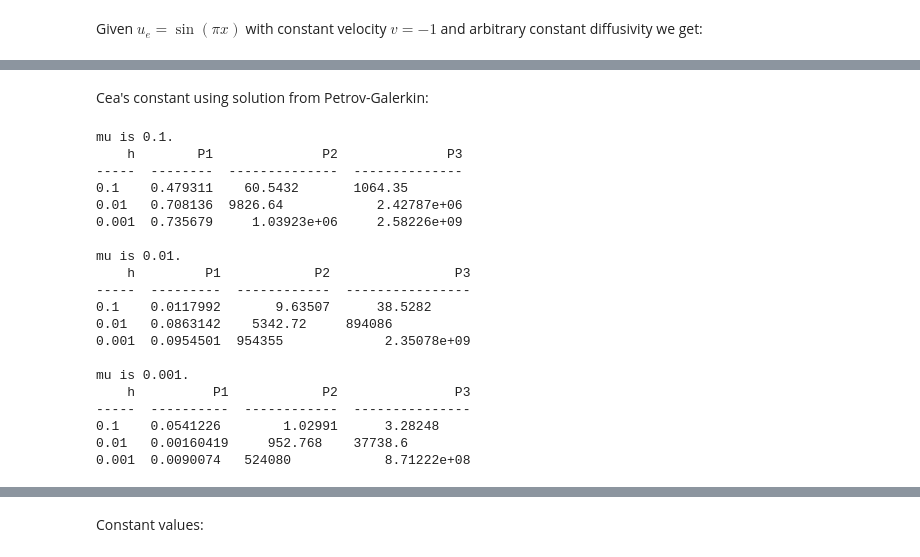
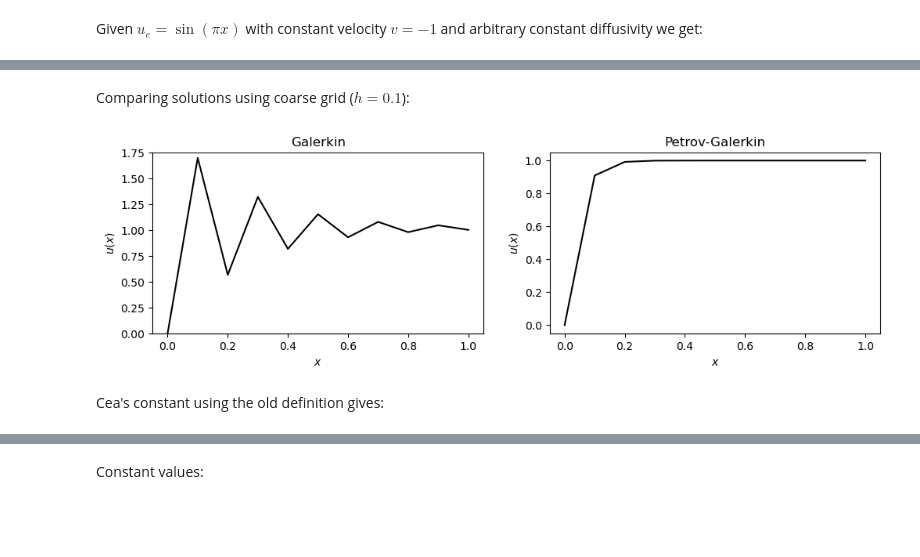
Before and after one commit to eirillsh/MEK9250, a Jupyter notebook: chapter03.ipynb, the cells around one changed output, grey strips where cells are left out. Cells and saved outputs as stored; diff of their text form; code cells hidden in the pictures; blank space fills up the shorter version.

```diff
--- a/chapter03.ipynb
+++ b/chapter03.ipynb
@@ -138,27 +138,25 @@ where $u_e$ is the analytical solution and $u_h$ is its approximation on a mesh
 The corresponding implementation is given below:
 # %%
 class ConvectionDiffusion(ConvectionDiffusion):
-    def Cea_constant(self, u_e):
-        u = df.interpolate(u_e, self.V)
-        H1 = utils.H1_norm(u - self.u)
+    def Cea_constant(self, u_e, degree_rise=3):
+        V = df.FunctionSpace(self.mesh, "CG", self.order + degree_rise)
+        u = df.interpolate(u_e, V)
+        H1 = self.Hk_norm(u - self.u, k=1)
         # H_{k+1}h^k
-        Hk = self.norm(u, self.order + 1)*self.h**self.order
+        k = self.order
+        Hk = self.Hk_norm(u, k + 1)*self.h**k
         return H1/Hk
 
-    def norm(self, f, k):
+    def Hk_norm(self, f, k):
         I = f*f
-        for k in range(k):
+        for _ in range(k):
             f = f.dx(0)
             I += f*f
         return df.sqrt(df.assemble(I*df.dx))
 
     @property
-    def V(self):
-        return self.u.function_space()
-
-    @property
     def h(self):
-        return self.V.mesh().hmin()
+        return self.mesh.hmin()
 
     @property
     def order(self):
@@ -172,7 +170,7 @@ for mu in [0.1, 0.01, 0.001]:
     E2.mu = df.Constant(mu)
     print(f"\nmu is {mu:g}.")
     table = []
-    for N in [10, 100, 1000]:
+    for N in [10, 100, 1_000, 10_000]:
         values = [f"{1/N:.1g}"]
         for p in range(3):
             E2.solve(N=N, order=p+1)
@@ -223,7 +220,7 @@ for mu in [0.1, 0.01, 0.001]:
     E3 = ConvectionDiffusion.MMS(u_e=sp.sin(sp.pi*x), mu=mu, v=-1)
     print(f"\nmu is {mu:g}.")
     table = []
-    for N in [10, 100, 1000]:
+    for N in [10, 100, 1_000, 10_000]:
         values = [f"{1/N:.1g}"]
         for p in range(3):
             E3.solve(N=N, order=p+1)
@@ -266,8 +260,8 @@ where $\beta$ is a new parameter, $h$ is element distance, and $\phi$ are the *c
 
 This introduces strongly consistent diffusion.
 # %%
-class ConvectionDiffusion(ConvectionDiffusion):
-    def solve_sd(self, beta, N=32, order=1):
+class SUPG(ConvectionDiffusion):
+    def solve(self, beta=0.5, N=32, order=1):
         mesh = df.UnitIntervalMesh(N)
         h = mesh.hmin()
         V = df.FunctionSpace(mesh, "CG", order)
@@ -278,38 +272,17 @@ class ConvectionDiffusion(ConvectionDiffusion):
         self.u = df.Function(V)
         df.solve(self.a(psi, phi_PG) == self.L(phi_PG), self.u, self.bc(V))
         return self.u
-# %% [markdown]
-Cea's constant using solution from Petrov-Galerkin:
-# %%
-for mu in [0.1, 0.01, 0.001]:
-    E4 = ConvectionDiffusion.MMS(u_e=sp.sin(sp.pi*x), mu=mu, v=-1)
-    print(f"\nmu is {mu:g}.")
-    table = []
-    for N in [10, 100, 1000]:
-        values = [f"{1/N:.1g}"]
-        for p in range(3):
-            E4.solve_sd(beta=1, N=N, order=p+1)
-            values.append(E4.Cea_constant(u_E3))
-        table.append(values)
-    print(tabulate.tabulate(table, headers=['h', 'P1', 'P2', 'P3']))
-# %% [output]
-mu is 0.1.
-    h        P1              P2              P3
------  --------  --------------  --------------
-0.1    0.479311    60.5432       1064.35
-0.01   0.708136  9826.64            2.42787e+06
-0.001  0.735679     1.03923e+06     2.58226e+09
-
-mu is 0.01.
-    h         P1            P2                P3
------  ---------  ------------  ----------------
-0.1    0.0117992       9.63507      38.5282
-0.01   0.0863142    5342.72     894086
-0.001  0.0954501  954355             2.35078e+09
-
-mu is 0.001.
-    h          P1            P2               P3
------  ----------  ------------  ---------------
-0.1    0.0541226        1.02991      3.28248
-0.01   0.00160419     952.768    37738.6
-0.001  0.0090074   524080            8.71222e+08
+# %% [markdown]
+Comparing solutions using coarse grid ($h = 0.1$):
+# %%
+E4 = SUPG(mu=0.01, v=-1, f=0, g='x[0]')
+plt.figure(figsize=(12, 3))
+plt.subplot(121, title="Galerkin", xlabel=r"$x$", ylabel=r"$u(x)$", ylim=(0, 1.75))
+df.plot(E0.solve(N=10), color="black")
+plt.subplot(122, title="Petrov-Galerkin", xlabel=r"$x$", ylabel=r"$u(x)$")
+df.plot(E4.solve(N=10), color="black")
+plt.show()
+# %% [output]
+[figure, added]
+# %% [markdown]
+Cea's constant using the old definition gives:
```
Also changed, not shown: parts of 24 cells of this notebook.
